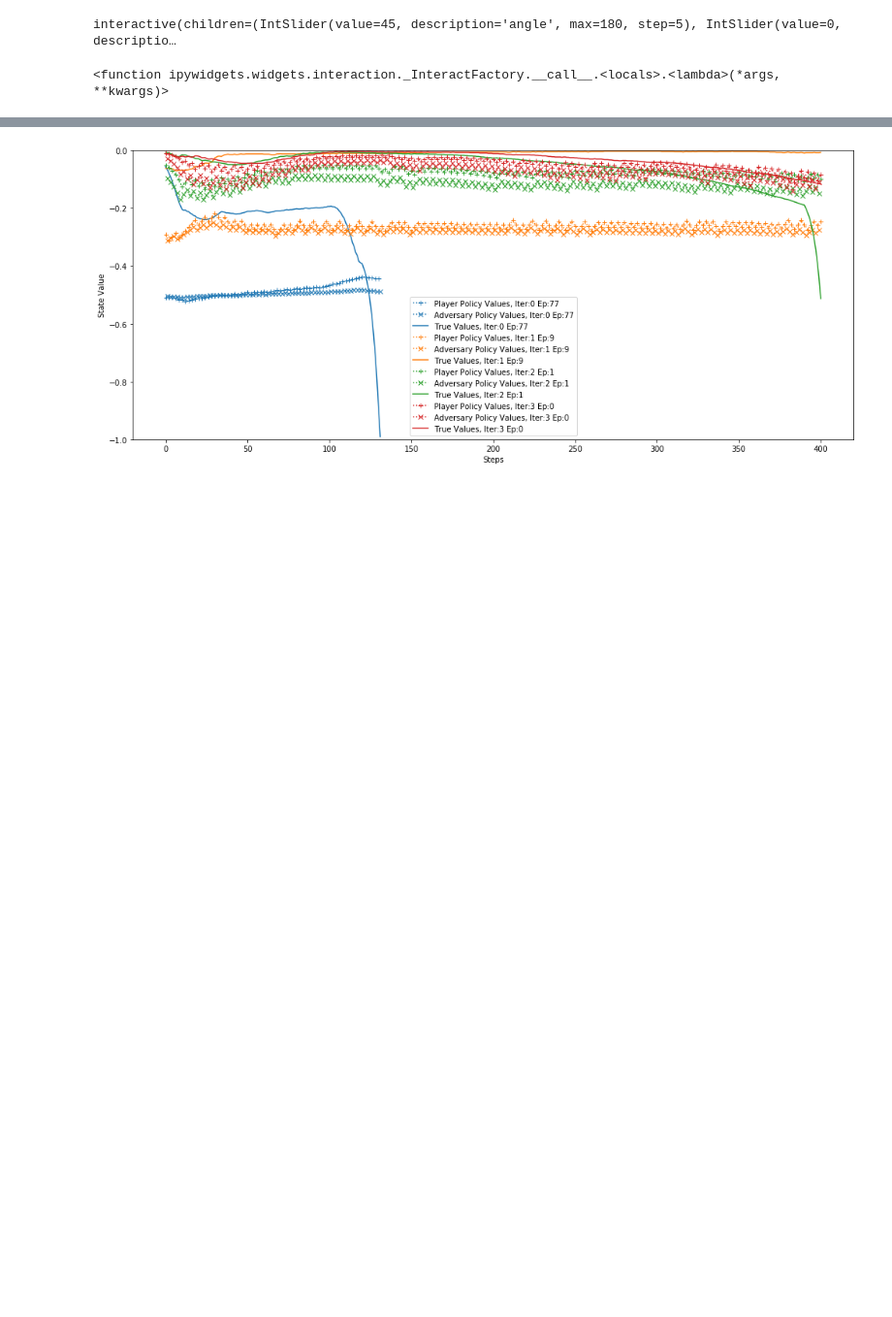
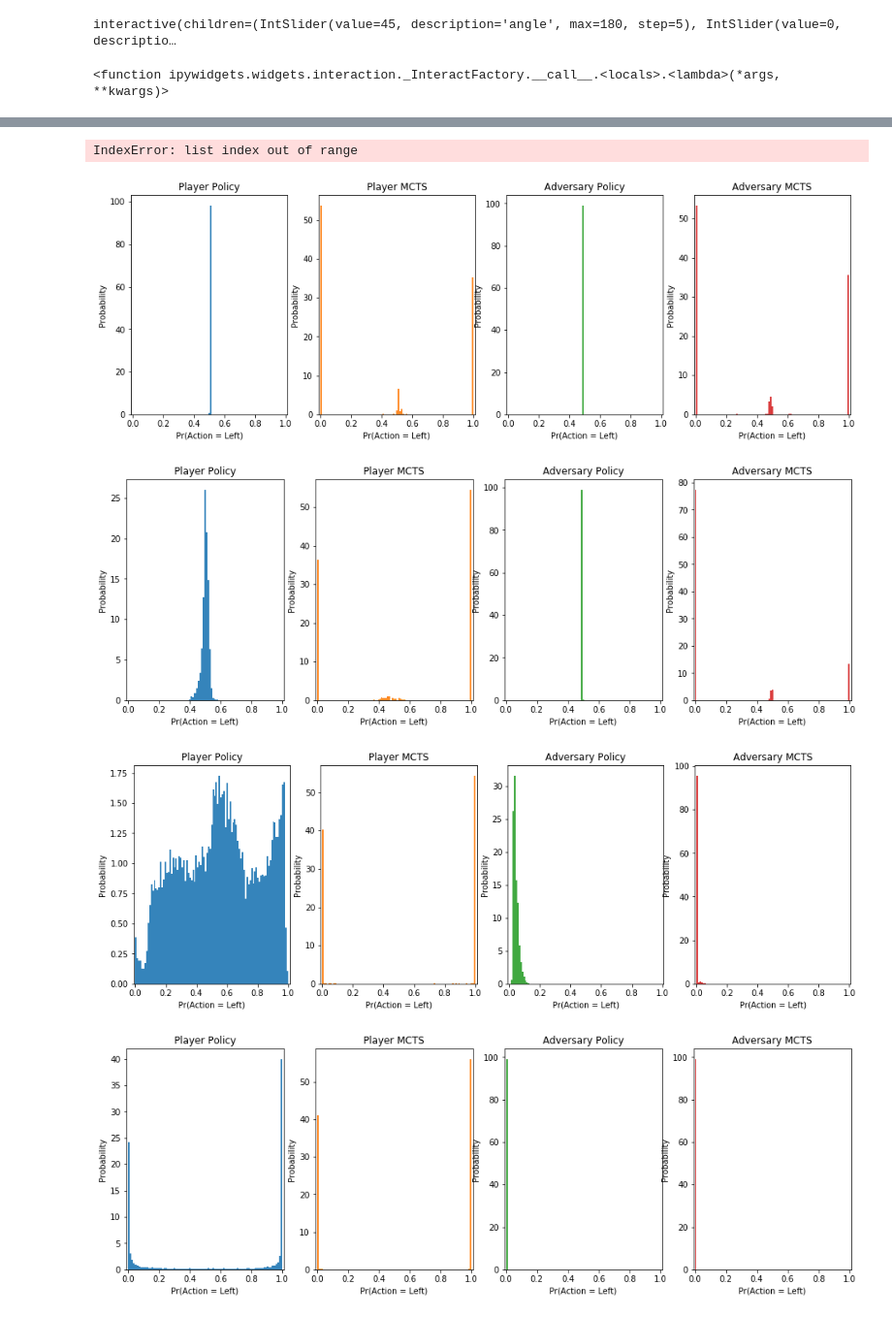
Before and after one commit to alexdarch/Project, a Jupyter notebook: ResultsAndTesting/AdversaryResultsVisualisation.ipynb, the cells around one changed output, grey strips where cells are left out. Shown: that part at 97% size. Drawn from its saved outputs; the diff is of its cells as text; code cells hidden in the pictures; blank space fills up the shorter version.

```diff
--- a/ResultsAndTesting/AdversaryResultsVisualisation.ipynb
+++ b/ResultsAndTesting/AdversaryResultsVisualisation.ipynb
@@ -102,7 +102,10 @@ class IterationData:
 
     def read_nnet_losses(self):
         losses = pd.read_csv(self.nnet_loss_path + '.csv', header=None).transpose()
-        losses.columns = ['PlayerAction', 'PlayerValue', 'AdversaryAction', 'AdversaryValue']
+        try:
+            losses.columns = ['PlayerAction', 'PlayerValue', 'AdversaryAction', 'AdversaryValue']
+        except:
+            losses.columns = ['PlayerAction', 'PlayerValue']
         return losses
 
     def get_state_2d(self, episode, step):
@@ -121,9 +124,3 @@ class IterationData:
                 max_ep_len = ep_len
                 max_ep = ep
         return max_ep
-
-folder = os.path.join('..\Cartpole','Data', 'TrainingData1\\')
-# folder = os.path.join('ArchivedData', '0AdversaryXE\\')
-iter_data = IterationData(folder, iteration=0)
-iter_data.episode_data['Episode0'].tail()
-iter_data.all_data.tail()
@@ -529,6 +521,24 @@ class VisualiseIterations:
             axes.legend(['Itr ' + str(itr) + ' Player Action', 'Itr ' + str(itr) + ' Player Value',
                          'Itr ' + str(itr) + ' Adversary Action', 'Itr ' + str(itr) + ' Adversary Value'])
 
+    def plot_motion_history(self, itr=0, episodes=[0]):
+        state_bins = 100  # 30 puts us out of memory
+        pos = np.zeros((state_bins, state_bins), dtype=float)
+
+        for ep in episodes:
+            pos += self.iters_data[itr].motion_history(ep, state_bins)
+
+        fig = plt.figure()
+        axes = fig.add_axes([0, 0, 1, 1])  # add an axis object to the figure
+        mapable = axes.imshow(pos, extent=[-2.4, 2.4, -0.21,
+                                                0.21], cmap='jet', aspect='auto')
+        axes.set_xlabel("x-Position")
+        axes.set_ylabel("Angular Position")
+        axes.set_title('Position History for Iteration {}, Episodes {}'.format(itr, episodes))
+
+        # sort out the colourbar
+        plt.colorbar(mapable)
+
     def plot_observation_histograms(self, iters=(0, 1, 2), normed=True):
         for itr in iters:
             self.iters_data[itr].plot_observations_histogram(normed)
@@ -560,9 +570,9 @@ class VisualiseIterations:
         for idx, itr in enumerate(iters):
             ax = self.iters_data[itr].add_axis_actionvsstep(max_eps[idx], colour_list[idx], ax)
 
-    def plot_playervsadversary(self, iters=(0, 1, 2,)):
+    def plot_action_histograms(self, iters=(0, 1, 2)):
         for itr in iters:
-            self.iters_data[itr].plot_action_correlations()
+            self.iters_data[itr].plot_action_histogram()
 
     def plot_actionprobsvsstates(self, iters=(0, 1, 2), policy=True, x_dot_fixed=0, theta_dot_fixed=0, bin_prop=0.05,
                                  colourbar_lims=(0, 1)):
@@ -648,17 +658,19 @@ class VisualiseIterations:
 
         # sort out the colourbar
         fig.subplots_adjust(right=0.8)
-        cbar_ax = fig.add_axes([0.85, 0.15, 0.05, 0.7])
+        cbar_ax = fig.add_axes([0.8, 0.15, 0.02, 0.7])  # [leftmost, bottommost, width, height]
         mappable = cm.ScalarMappable(cmap=cmap)
         mappable.set_array(density)
+        lims = [-1, 0] if data_set in ['PolicyAction', 'PolicyValue'] else [0, 1]
         mappable.set_clim(min(action_or_value), max(action_or_value))
-        plt.colorbar(mappable, cax=cbar_ax)
+        kwargs = {'format': '%.3f'}
+        plt.colorbar(mappable, cax=cbar_ax, **kwargs)
         cbar_ax.set_title(colour_ttl)
 
         ax.view_init(25, angle)
         plt.show()
 # %%
-# folder = os.path.join('ArchivedData', '0AdversaryXE\\')
+folder = os.path.join('ArchivedData', '0AdversaryXE\\')
 folder = os.path.join('..\Cartpole','Data', 'TrainingData\\')
-v = VisualiseIterations(folder, [0, 1, 2, 3, 4, 5, 6, 7, 8, 9, 10, 11, 12, 13, 14, 15, 16])
+v = VisualiseIterations(folder, [0, 1, 2, 3]) #, 4, 5, 6, 7, 8, 9, 10, 11, 12, 13, 14])
 # %% [output]
@@ -685,5 +708,9 @@ v.plot_actionsvssteps(iters=[4], episode='longest')  # 'longest' if choosing the
 # %%
-v.plot_valuesvssteps(iters=[0, 1, 2, 3], episode='longest')
+v.plot_action_histograms(iters=(0, 1, 2, 3, 4, 5))
 # %% [output]
+IndexError: list index out of range
-[figure, old version]
+[figure, new version]
+[figure, added]
+[figure, added]
+[figure, added]
 # %%
```
Also changed, not shown: parts of 15 cells of this notebook, 18 other files.
